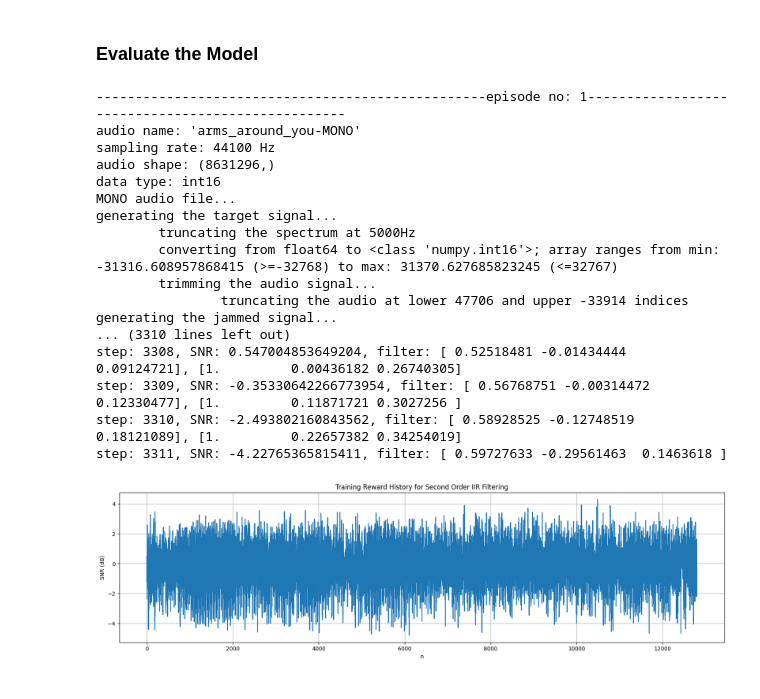
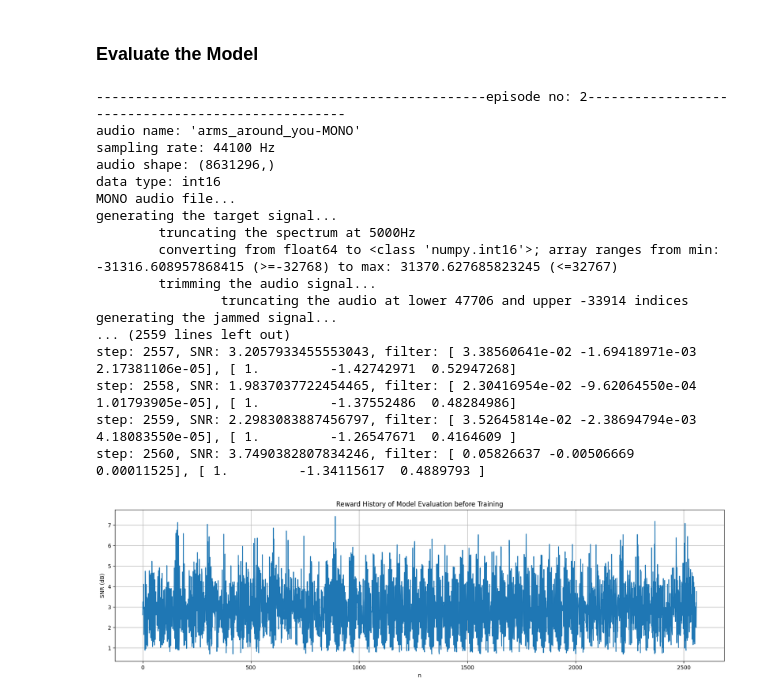
Before and after one commit to rajapaksha-rmpap/FYP, a Jupyter notebook: stage_3/notebook-stage_3.1.ipynb, the cells around one changed output. Saved outputs shown, nothing was run; the diff lists cells and outputs as text; code cells hidden in the pictures.

```diff
--- a/stage_3/notebook-stage_3.1.ipynb
+++ b/stage_3/notebook-stage_3.1.ipynb
@@ -67,7 +75,7 @@ class ReceiverEnvWithSecondOrderIIR_1(gym.Env):
     MIN_BUFFER_SIZE = 10 # RAISE THIS LATER!!!
     EPISODE_LENGTH  = np.inf # np.inf
     MAX_TOTAL_NUM_OF_STEPS = np.inf
-    OBSERVATION_SPACE_BOUND = 5
+    # OBSERVATION_SPACE_BOUND = 5
 
     def __init__(self, S:int, cut_off_freq:int, interference_center_freq:int, audio_json:str = '../stage_1/audio_files/audio_files.json'):
 
@@ -92,7 +100,7 @@ class ReceiverEnvWithSecondOrderIIR_1(gym.Env):
 
         # ----------------------------- State Space ------------------------------
         state_shape = (self.S, )
-        self.observation_space = spaces.Box(low=-self.OBSERVATION_SPACE_BOUND, high=self.OBSERVATION_SPACE_BOUND, shape=state_shape, dtype=np.float64)
+        self.observation_space = spaces.Box(low=-np.inf, high=np.inf, shape=state_shape, dtype=np.float64)
 
         # ------------------------- other class attributes ------------------------
         self.global_counter = 0  # a counter to keep track of the number of elapsed time steps of the environment
@@ -723,8 +713,8 @@ env = ReceiverEnvWithSecondOrderIIR_1(S, CUT_OFF_FREQ, INTERFERENCE_CENTER_FREQ)
 
 # network architecture
 net_arch = {
-    "qf": [512, 256], # critic (value function) network # ENLARGE THIS LATER
-    "pi": [256, 128]  # actor  (policy/pi) network
+    "qf": [512, 512, 256], # critic (value function) network # ENLARGE THIS LATER
+    "pi": [256, 256, 128]  # actor  (policy/pi) network
 }
 
 # define the exploration noise as a Gaussian noise
@@ -736,18 +726,18 @@ exploration_noise = NormalActionNoise(
 DDPG_model = DDPG(
     policy = 'MlpPolicy',
     env = env,
-    learning_rate = 0.001, # learning rate for both actor and critic
-    buffer_size = 1_000_000,
-    learning_starts = 100, # ambiguous
-    batch_size = 1_000,
+    learning_rate = 0.000004, # learning rate for both actor and critic
+    buffer_size = 4_000,
+    learning_starts = 256, # ambiguous
+    batch_size = 128,
     tau = 0.001,
     gamma = 0.1,
     train_freq = (1, "step"), # important, the frequency of learning
-    gradient_steps = 1, # ambiguous
+    gradient_steps = -1, # ambiguous
     action_noise = exploration_noise,
     verbose = 1,
     seed = None, # fix to achieve deterministic behavior
-    policy_kwargs = None # {'net_arch': net_arch}
+    policy_kwargs = {'net_arch': net_arch}
 )
 # %% [output]
 Using cpu device
@@ -793,0 +786,2 @@ def evaluate(
+# %%
+DDPG_model.learn(total_timesteps = 128*20)
@@ -796,12 +826,12 @@ def evaluate(
 # %%
 rewards = evaluate(
     DDPG_model,
-    num_steps = 128 * 100,
+    num_steps = 128 * 20,
     deterministic = True,
     audio_num = 1
 )
 # %% [output]
---------------------------------------------------episode no: 1--------------------------------------------------
+--------------------------------------------------episode no: 2--------------------------------------------------
 audio name: 'arms_around_you-MONO'
 sampling rate: 44100 Hz
 audio shape: (8631296,)
@@ -813,18 +843,18 @@ generating the target signal...
         trimming the audio signal...
                 truncating the audio at lower 47706 and upper -33914 indices
 generating the jammed signal...
-... (3310 lines left out)
-step: 3308, SNR: 0.547004853649204, filter: [ 0.52518481 -0.01434444  0.09124721], [1.         0.00436182 0.26740305]
-step: 3309, SNR: -0.35330642266773954, filter: [ 0.56768751 -0.00314472  0.12330477], [1.         0.11871721 0.3027256 ]
-step: 3310, SNR: -2.493802160843562, filter: [ 0.58928525 -0.12748519  0.18121089], [1.         0.22657382 0.34254019]
-step: 3311, SNR: -4.22765365815411, filter: [ 0.59727633 -0.29561463  0.1463618 ]
+... (2559 lines left out)
+step: 2557, SNR: 3.2057933455553043, filter: [ 3.38560641e-02 -1.69418971e-03  2.17381106e-05], [ 1.         -1.42742971  0.52947268]
+step: 2558, SNR: 1.9837037722454465, filter: [ 2.30416954e-02 -9.62064550e-04  1.01793905e-05], [ 1.         -1.37552486  0.48284986]
+step: 2559, SNR: 2.2983083887456797, filter: [ 3.52645814e-02 -2.38694794e-03  4.18083550e-05], [ 1.         -1.26547671  0.4164609 ]
+step: 2560, SNR: 3.7490382807834246, filter: [ 0.05826637 -0.00506669  0.00011525], [ 1.         -1.34115617  0.4889793 ]
 # %%
 # plotting the results
 plt.figure(figsize=(20, 5))
 plt.plot(rewards)
-plt.title("Training Reward History for Second Order IIR Filtering")
+plt.title("Reward History of Model Evaluation before Training")
 plt.xlabel("n")
 plt.ylabel("SNR (dB)")
 plt.grid(True)
 # %% [output]
-[figure, old version]
+[figure, new version]
```
Also changed, not shown: parts of 7 cells of this notebook.
